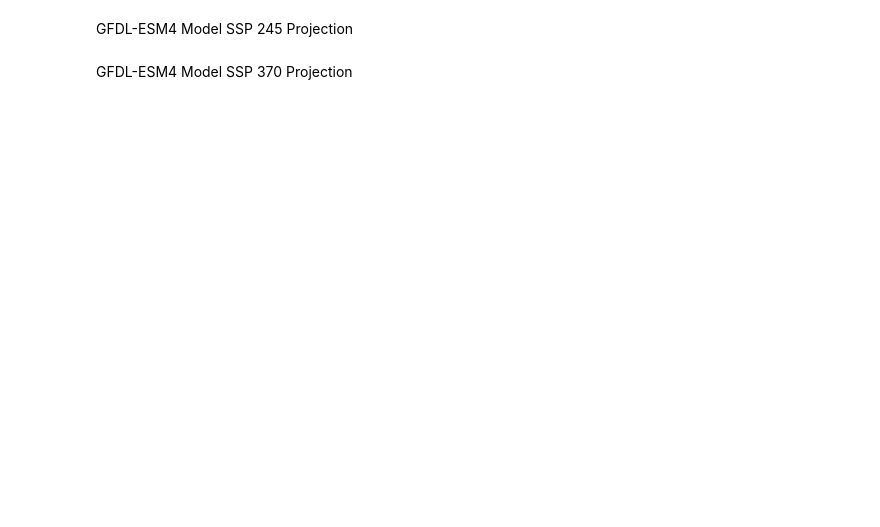
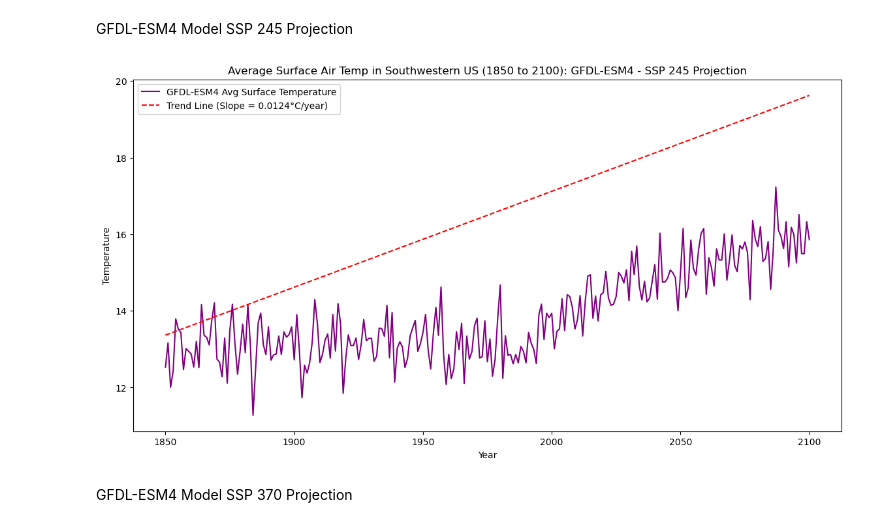
Before and after one commit to egp4aq/eds-296-assignment1, a Jupyter notebook: assignment1.ipynb, the cells around one changed output. Drawn from its saved outputs; the diff is of its cells as text; code cells hidden in the pictures; blank space fills up the shorter version.

```diff
--- a/assignment1.ipynb
+++ b/assignment1.ipynb
@@ -159,14 +191,46 @@ lat_min, lat_max = 31, 37
 lon_min, lon_max = 245, 257
 
 # Define logical mask for can
-tas_gfdl_245_lat = (gfdl_245.lat >= lat_min) & (gfdl_245.lat <= lat_max)
-tas_gfdl_245_lon = (gfdl_245.lon >= lon_min) & (gfdl_245.lon <= lon_max)
+tas_gfdl245_lat = (gfdl_245.lat >= lat_min) & (gfdl_245.lat <= lat_max)
+tas_gfdl245_lon = (gfdl_245.lon >= lon_min) & (gfdl_245.lon <= lon_max)
 
 # Find points where the mask value is True, drop all other points
-tas_gfdl245 = gfdl_245.where(tas_gfdl_245_lat & tas_gfdl_245_lon, drop=True)
+tas_gfdl_245 = gfdl_245.where(tas_gfdl245_lat & tas_gfdl245_lon, drop=True)
 
 # Average over lat, lon dimensions to get a time series
-tas_gfdl245 = gfdl_245.mean(dim=["lat", "lon"])
+tas_gfdl_245 = tas_gfdl_245.mean(dim=["lat", "lon"])
+
+# Select our time period of interest
+tas_gfdl_245 = tas_gfdl_245.convert_calendar('standard', use_cftime=False)
+tas_gfdl_245 = tas_gfdl_245.sel(time=slice('1850-01-01','2100-12-31'))
+
+# Calculate annual mean temperature
+annual_mean_gfdl245 = tas_gfdl_245.groupby('time.year').mean()
+
+# Convert temperature to Celsius
+annual_mean_gfdl245 = annual_mean_gfdl245 - 273.15
+
+# Extract the 'tas' variable as a DataArray & 'year'
+tas3 = annual_mean_gfdl245['tas']
+years3 = tas3.year.values
+temps3 = tas3.values
+
+# Calculate best-fit parameters for the linear polynomial fit of temperature to year
+x3 = np.polyfit(years3, temps3, 1)
+
+# Generate a polynomial object using those best-fit parameters
+trend_line3 = np.poly1d(x3)
+# %%
+fig, ax = plt.subplots(figsize=(14,7))
+ax.plot(years3, temps3, label= 'GFDL-ESM4 Avg Surface Temperature', color='purple')
+ax.plot(years3, trend_line(years3), color='red', linestyle='--', label=f'Trend Line (Slope = {x3[0]:.4f}°C/year)')
+ax.set_title('Average Surface Air Temp in Southwestern US (1850 to 2100): GFDL-ESM4 - SSP 245 Projection')
+ax.set_xlabel('Year')
+ax.set_ylabel('Temperature')
+ax.legend()
+plt.show()
+# %% [output]
+[figure, added]
 # %% [markdown]
 GFDL-ESM4 Model SSP 370 Projection
 # %%
```
Also changed, not shown: parts of 4 cells of this notebook.
